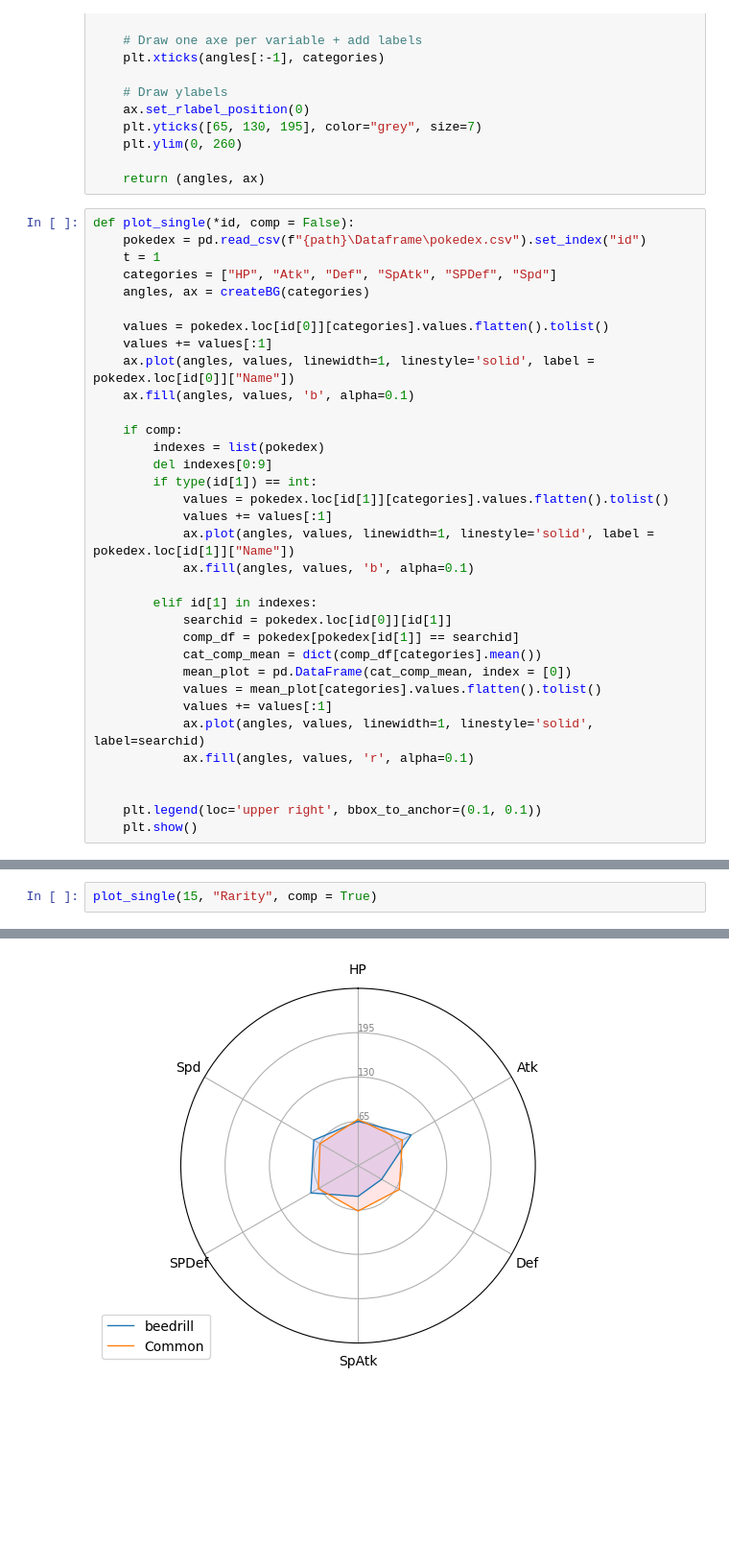
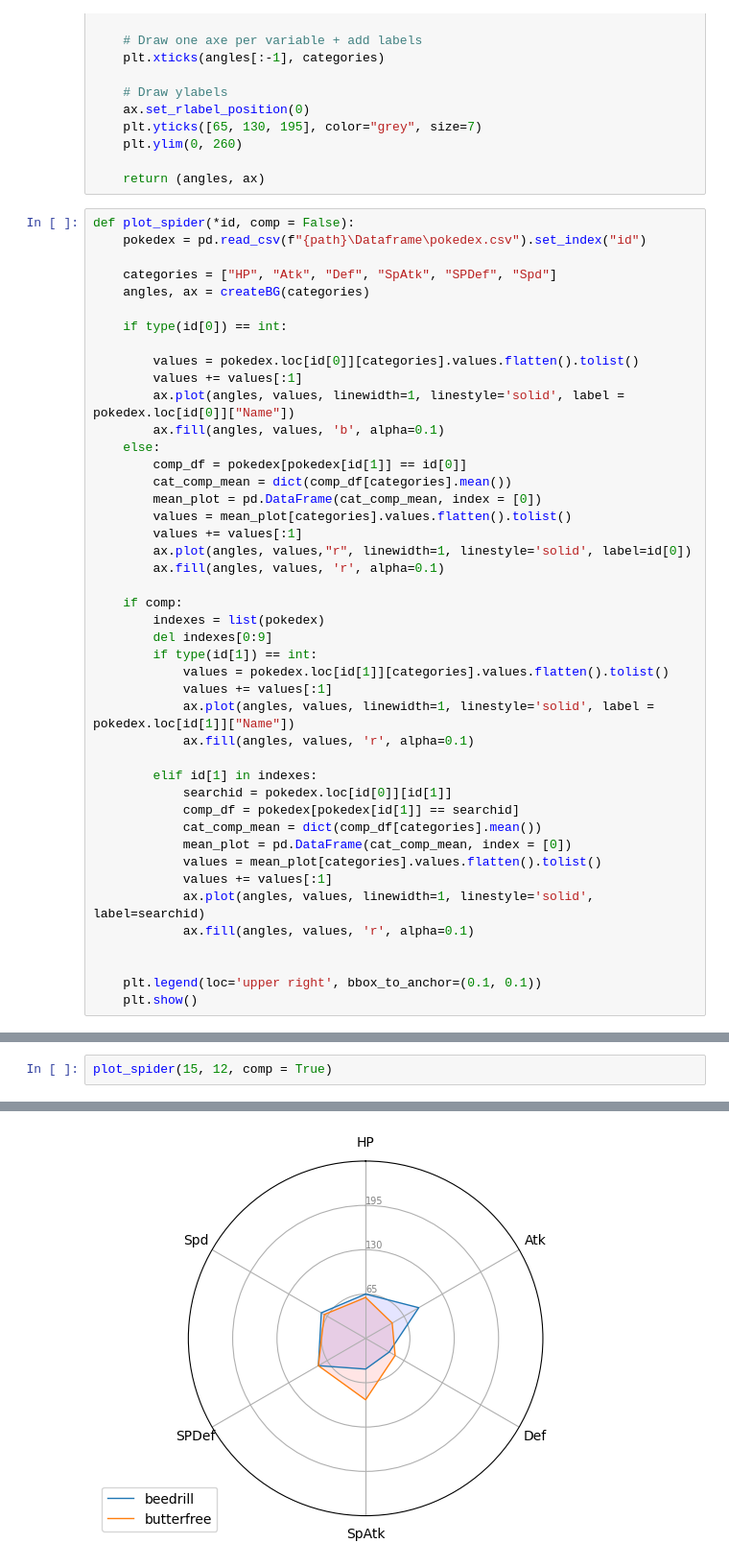
Before and after one commit to rodrigofmfreitas/pokemon-data, a Jupyter notebook: PokeStatistics.ipynb, the cells around one changed output, grey strips where cells are left out. Shown: that part at 96% size. Drawn from its saved outputs; the diff is of its cells as text; blank space fills up the shorter version.

```diff
--- a/PokeStatistics.ipynb
+++ b/PokeStatistics.ipynb
@@ -28,16 +28,26 @@ def createBG(categories):
 
     return (angles, ax)
 # %%
-def plot_single(*id, comp = False):
+def plot_spider(*id, comp = False):
     pokedex = pd.read_csv(f"{path}\Dataframe\pokedex.csv").set_index("id")
-    t = 1
+
     categories = ["HP", "Atk", "Def", "SpAtk", "SPDef", "Spd"]
     angles, ax = createBG(categories)
 
-    values = pokedex.loc[id[0]][categories].values.flatten().tolist()
-    values += values[:1]
-    ax.plot(angles, values, linewidth=1, linestyle='solid', label = pokedex.loc[id[0]]["Name"])
-    ax.fill(angles, values, 'b', alpha=0.1)
+    if type(id[0]) == int:
+
+        values = pokedex.loc[id[0]][categories].values.flatten().tolist()
+        values += values[:1]
+        ax.plot(angles, values, linewidth=1, linestyle='solid', label = pokedex.loc[id[0]]["Name"])
+        ax.fill(angles, values, 'b', alpha=0.1)
+    else:
+        comp_df = pokedex[pokedex[id[1]] == id[0]]
+        cat_comp_mean = dict(comp_df[categories].mean())
+        mean_plot = pd.DataFrame(cat_comp_mean, index = [0])
+        values = mean_plot[categories].values.flatten().tolist()
+        values += values[:1]
+        ax.plot(angles, values,"r", linewidth=1, linestyle='solid', label=id[0])
+        ax.fill(angles, values, 'r', alpha=0.1)
 
     if comp:
         indexes = list(pokedex)
@@ -46,7 +56,7 @@ def plot_single(*id, comp = False):
             values = pokedex.loc[id[1]][categories].values.flatten().tolist()
             values += values[:1]
             ax.plot(angles, values, linewidth=1, linestyle='solid', label = pokedex.loc[id[1]]["Name"])
-            ax.fill(angles, values, 'b', alpha=0.1)
+            ax.fill(angles, values, 'r', alpha=0.1)
 
         elif id[1] in indexes:
             searchid = pokedex.loc[id[0]][id[1]]
@@ -64,3 +82,3 @@ def plot_single(*id, comp = False):
 # %%
-plot_single(15, "Rarity", comp = True)
+plot_spider(15, 12, comp = True)
 # %% [output]
@@ -70 +85 @@ Common
-[figure, old version]
+[figure, new version]
```
Also changed, not shown: parts of 4 cells of this notebook.
